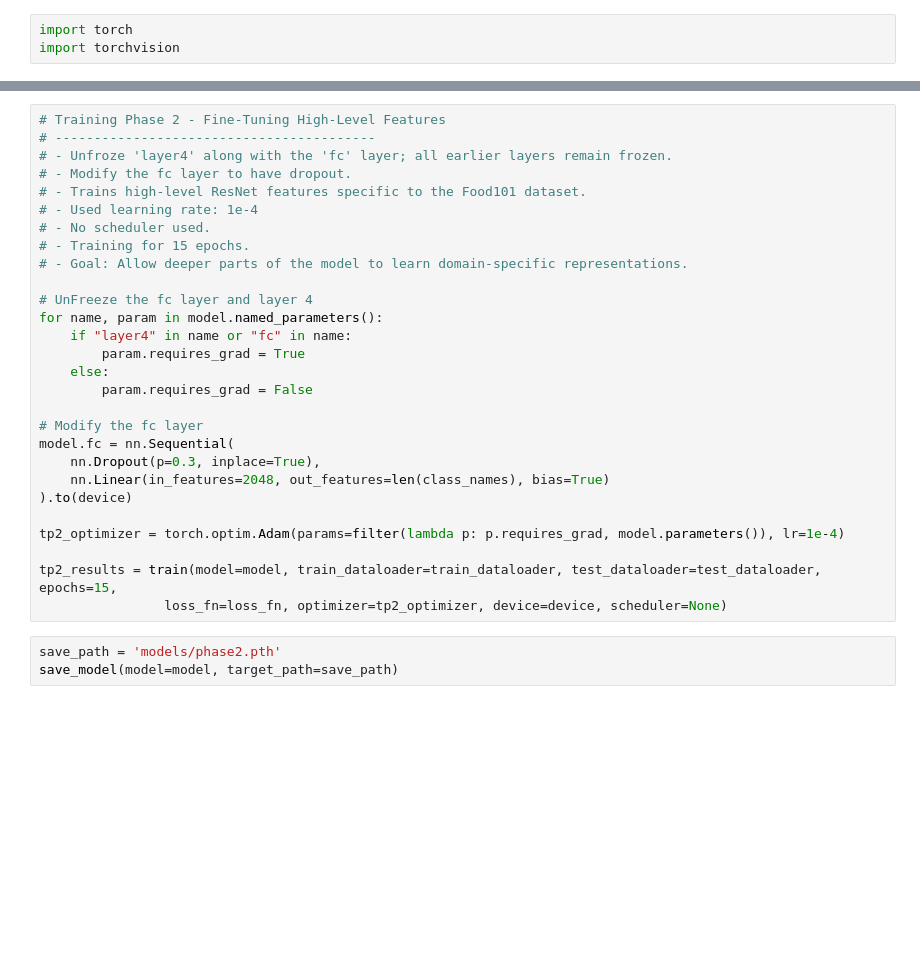
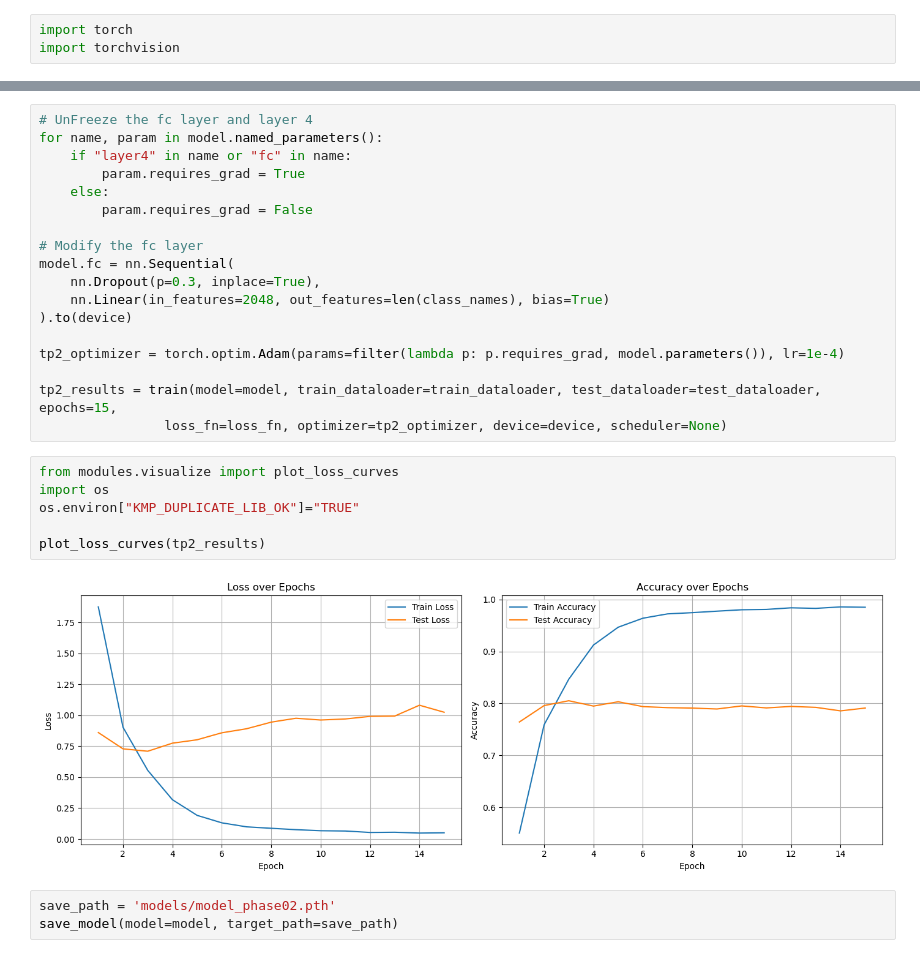
Before and after one commit to abishekmanoj/Foodify101, a Jupyter notebook: train.ipynb, the cells around one changed output, grey strips where cells are left out. Saved outputs shown, nothing was run; the diff lists cells and outputs as text; blank space fills up the shorter version.

```diff
--- a/train.ipynb
+++ b/train.ipynb
@@ -51,14 +74,4 @@ save_model(model=model, target_path=save_path)
 # %%
-# Training Phase 2 - Fine-Tuning High-Level Features
-# -----------------------------------------
-# - Unfroze 'layer4' along with the 'fc' layer; all earlier layers remain frozen.
-# - Modify the fc layer to have dropout.
-# - Trains high-level ResNet features specific to the Food101 dataset.
-# - Used learning rate: 1e-4
-# - No scheduler used.
-# - Training for 15 epochs.
-# - Goal: Allow deeper parts of the model to learn domain-specific representations.
-
 # UnFreeze the fc layer and layer 4
 for name, param in model.named_parameters():
     if "layer4" in name or "fc" in name:
@@ -76,6 +89,14 @@ tp2_optimizer = torch.optim.Adam(params=filter(lambda p: p.requires_grad, model.
 
 tp2_results = train(model=model, train_dataloader=train_dataloader, test_dataloader=test_dataloader, epochs=15,
                 loss_fn=loss_fn, optimizer=tp2_optimizer, device=device, scheduler=None)
+# %%
+from modules.visualize import plot_loss_curves
+import os
+os.environ["KMP_DUPLICATE_LIB_OK"]="TRUE"
+
+plot_loss_curves(tp2_results)
+# %% [output]
+[figure, added]
 # %%
-save_path = 'models/phase2.pth'
+save_path = 'models/model_phase02.pth'
 save_model(model=model, target_path=save_path)
```
Also changed, not shown: parts of 15 cells of this notebook, 5 other files.
